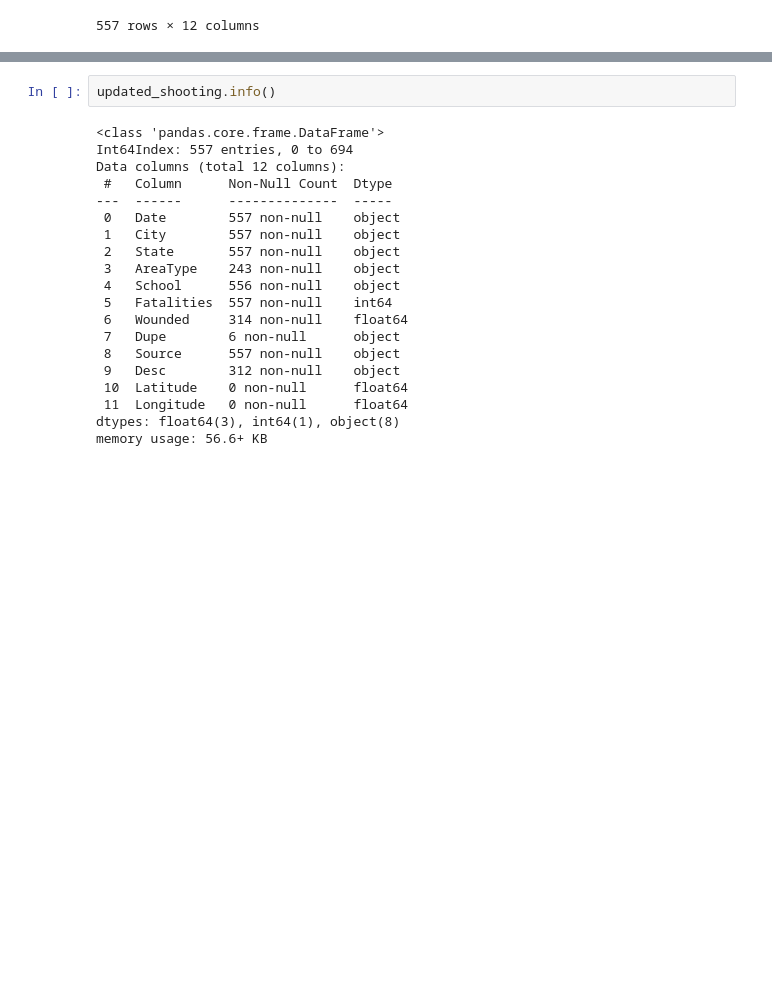
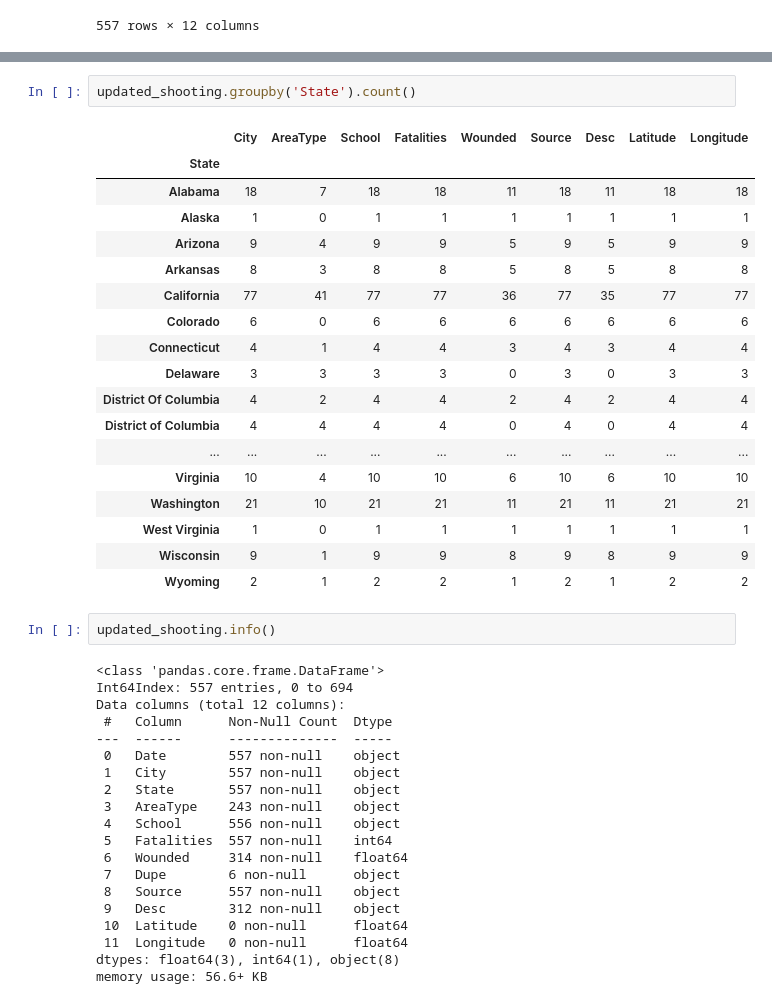
Before and after one commit to laurmarshall/School_Shootings_Analysis, a Jupyter notebook: EDA.ipynb, the cells around one changed output, grey strips where cells are left out. Drawn from its saved outputs; the diff is of its cells as text; blank space fills up the shorter version.

```diff
--- a/EDA.ipynb
+++ b/EDA.ipynb
@@ -260,3 +312,24 @@ updated_shooting.reset_index(drop = True)
+# %%
+updated_shooting.groupby('State').count()
+# %% [output]
+|  | City | AreaType | School | Fatalities | Wounded | Source | Desc | Latitude | Longitude |
+| State |  |  |  |  |  |  |  |  |  |
+| Alabama | 18 | 7 | 18 | 18 | 11 | 18 | 11 | 18 | 18 |
+| Alaska | 1 | 0 | 1 | 1 | 1 | 1 | 1 | 1 | 1 |
+| Arizona | 9 | 4 | 9 | 9 | 5 | 9 | 5 | 9 | 9 |
+| Arkansas | 8 | 3 | 8 | 8 | 5 | 8 | 5 | 8 | 8 |
+| California | 77 | 41 | 77 | 77 | 36 | 77 | 35 | 77 | 77 |
+| Colorado | 6 | 0 | 6 | 6 | 6 | 6 | 6 | 6 | 6 |
+| Connecticut | 4 | 1 | 4 | 4 | 3 | 4 | 3 | 4 | 4 |
+| Delaware | 3 | 3 | 3 | 3 | 0 | 3 | 0 | 3 | 3 |
+| District Of Columbia | 4 | 2 | 4 | 4 | 2 | 4 | 2 | 4 | 4 |
+| District of Columbia | 4 | 4 | 4 | 4 | 0 | 4 | 0 | 4 | 4 |
+| ... | ... | ... | ... | ... | ... | ... | ... | ... | ... |
+| Virginia | 10 | 4 | 10 | 10 | 6 | 10 | 6 | 10 | 10 |
+| Washington | 21 | 10 | 21 | 21 | 11 | 21 | 11 | 21 | 21 |
+| West Virginia | 1 | 0 | 1 | 1 | 1 | 1 | 1 | 1 | 1 |
+| Wisconsin | 9 | 1 | 9 | 9 | 8 | 9 | 8 | 9 | 9 |
+| Wyoming | 2 | 1 | 2 | 2 | 1 | 2 | 1 | 2 | 2 |
 # %%
 updated_shooting.info()
 # %% [output]
```
Also changed, not shown: parts of 37 cells of this notebook, 2 other files.
